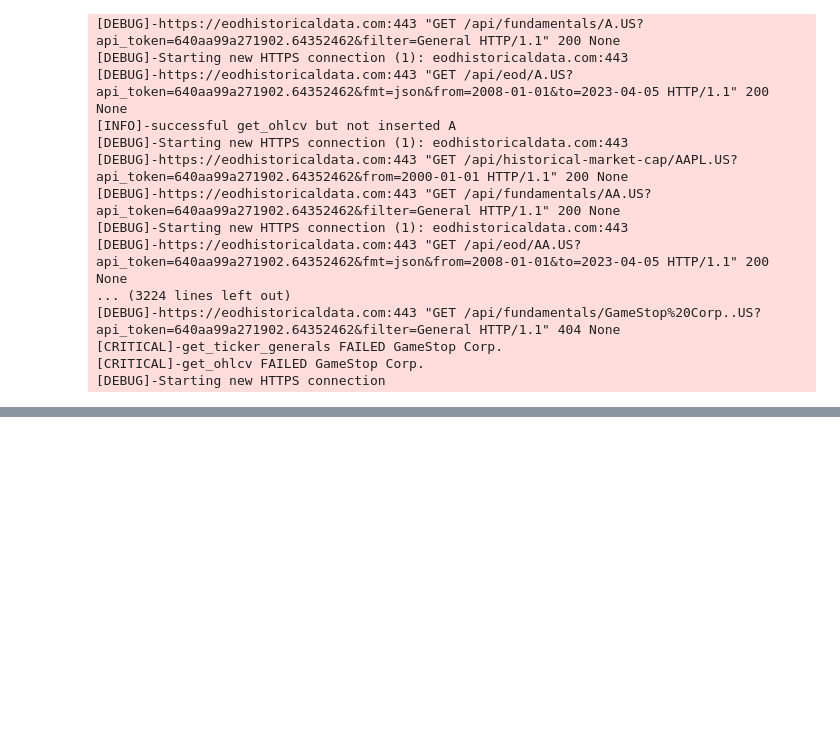
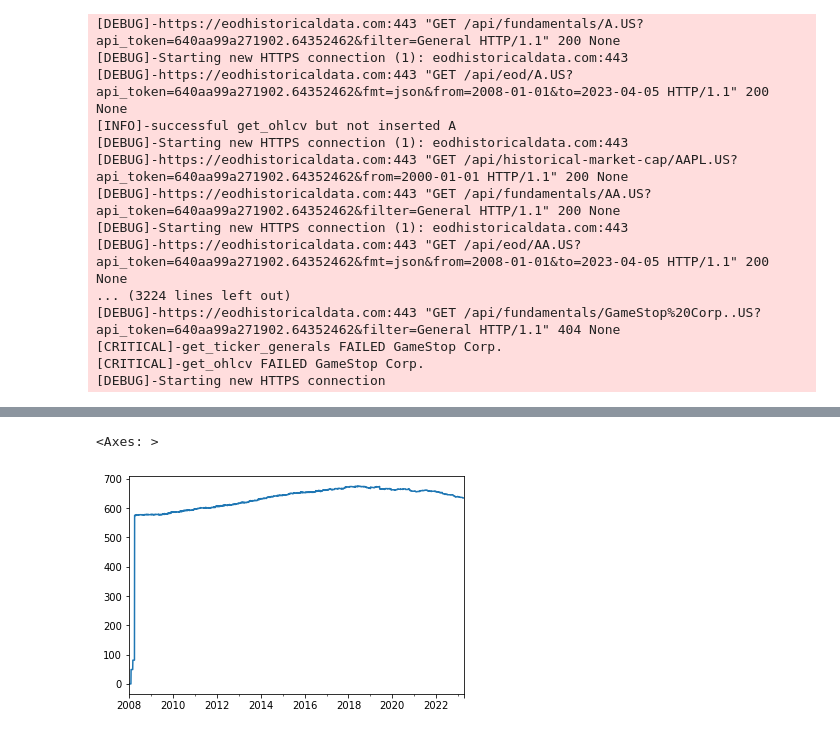
Before and after one commit to nabz78350/backtesting, a Jupyter notebook: data_creation.ipynb, the cells around one changed output, grey strips where cells are left out. Drawn from its saved outputs; the diff is of its cells as text; code cells hidden in the pictures; blank space fills up the shorter version.

```diff
--- a/data_creation.ipynb
+++ b/data_creation.ipynb
@@ -87,0 +129,19 @@ write_to_parquet(P,'SP500','universe_table')
+# %%
+market_data = pd.read_parquet('data/SP500/mkt_data.pq')
+P = pd.read_parquet('data/SP500/universe_table.pq')
+income_statement = pd.read_parquet('data/SP500/income_statement.pq')
+balance_sheets = pd.read_parquet('data/SP500/balance_sheets.pq')
+# %%
+shares = balance_sheets['commonStockSharesOutstanding'].unstack()
+shares.index = pd.to_datetime(shares.index)
+shares= shares.reindex_like(P).ffill().astype(float)
+price = market_data['close'].unstack().reindex_like(P)
+mkt_cap = (shares* price).shift(1)
+# %%
+mkt_cap = mkt_cap.reindex(pd.date_range(mkt_cap.index[0],mkt_cap.index[-1],freq='B')).ffill(limit=3)
+stocks = [ x for x in mkt_cap.columns if len(x)<=5]
+mkt_cap = mkt_cap[stocks]
+mkt_cap_rank = mkt_cap.rank(1,pct=False,ascending=False)
+# %%
+P = mkt_cap_rank <=700
+write_to_parquet(P,'US700','universe_table')
@@ -87,0 +160,5 @@ write_to_parquet(P,'SP500','universe_table')
+# %%
+P.sum(1).plot()
+# %% [output]
+<Axes: >
+[figure, added]
```
Also changed, not shown: parts of 10 cells of this notebook, 15 other files.
